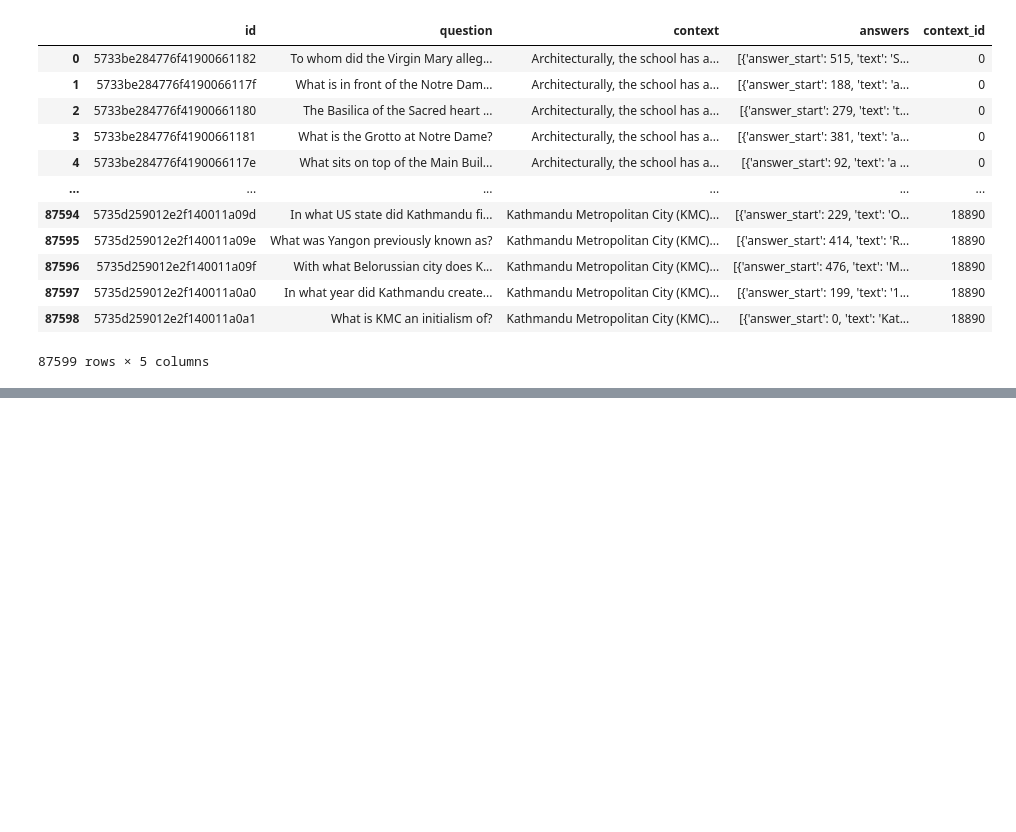
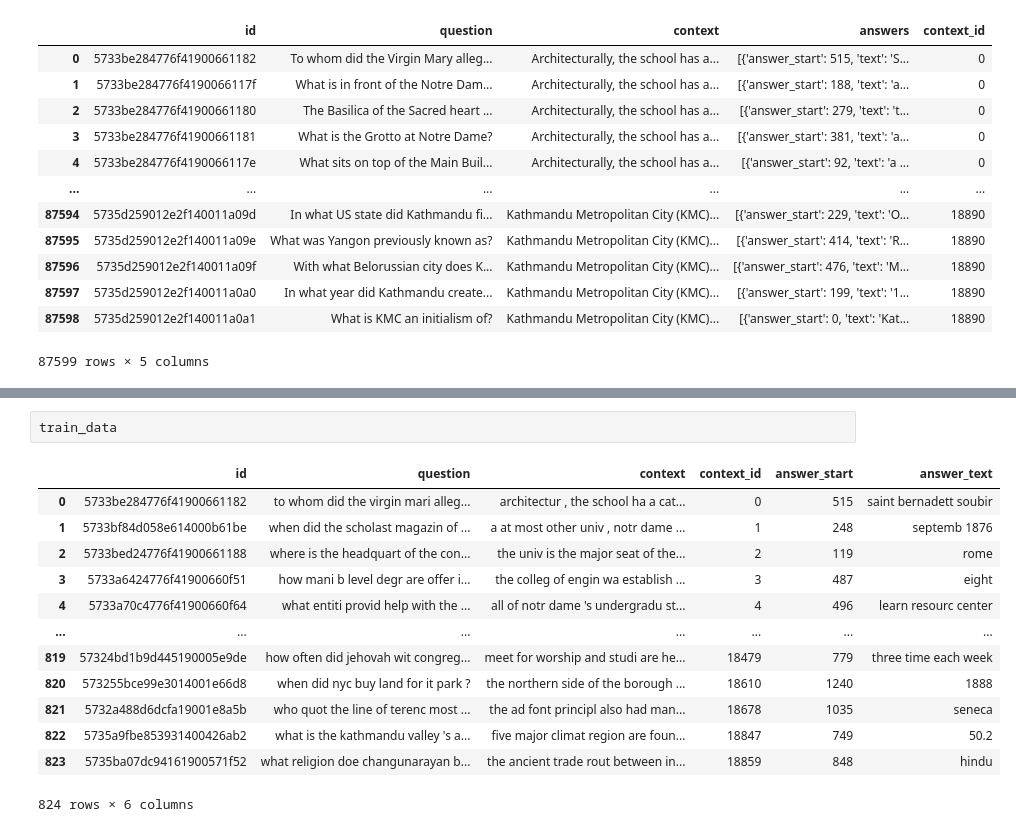
Before and after one commit to Harsh-0001/CCNLP-Mini-Project, a Jupyter notebook: mini_project.ipynb, the cells around one changed output, grey strips where cells are left out. Drawn from its saved outputs; the diff is of its cells as text; blank space fills up the shorter version.

```diff
--- a/mini_project.ipynb
+++ b/mini_project.ipynb
@@ -92,0 +106,16 @@ ModuleNotFoundError: No module named 'nltk'
+# %%
+train_data
+# %% [output]
+|  | id | question | context | context_id | answer_start | answer_text |
+| 0 | 5733be284776f41900661182 | to whom did the virgin mari alleg... | architectur , the school ha a cat... | 0 | 515 | saint bernadett soubir |
+| 1 | 5733bf84d058e614000b61be | when did the scholast magazin of ... | a at most other univ , notr dame ... | 1 | 248 | septemb 1876 |
+| 2 | 5733bed24776f41900661188 | where is the headquart of the con... | the univ is the major seat of the... | 2 | 119 | rome |
+| 3 | 5733a6424776f41900660f51 | how mani b level degr are offer i... | the colleg of engin wa establish ... | 3 | 487 | eight |
+| 4 | 5733a70c4776f41900660f64 | what entiti provid help with the ... | all of notr dame 's undergradu st... | 4 | 496 | learn resourc center |
+| ... | ... | ... | ... | ... | ... | ... |
+| 819 | 57324bd1b9d445190005e9de | how often did jehovah wit congreg... | meet for worship and studi are he... | 18479 | 779 | three time each week |
+| 820 | 573255bce99e3014001e66d8 | when did nyc buy land for it park ? | the northern side of the borough ... | 18610 | 1240 | 1888 |
+| 821 | 5732a488d6dcfa19001e8a5b | who quot the line of terenc most ... | the ad font principl also had man... | 18678 | 1035 | seneca |
+| 822 | 5735a9fbe853931400426ab2 | what is the kathmandu valley 's a... | five major climat region are foun... | 18847 | 749 | 50.2 |
+| 823 | 5735ba07dc94161900571f52 | what religion doe changunarayan b... | the ancient trade rout between in... | 18859 | 848 | hindu |
+824 rows × 6 columns
```
Also changed, not shown: parts of 12 cells of this notebook.
